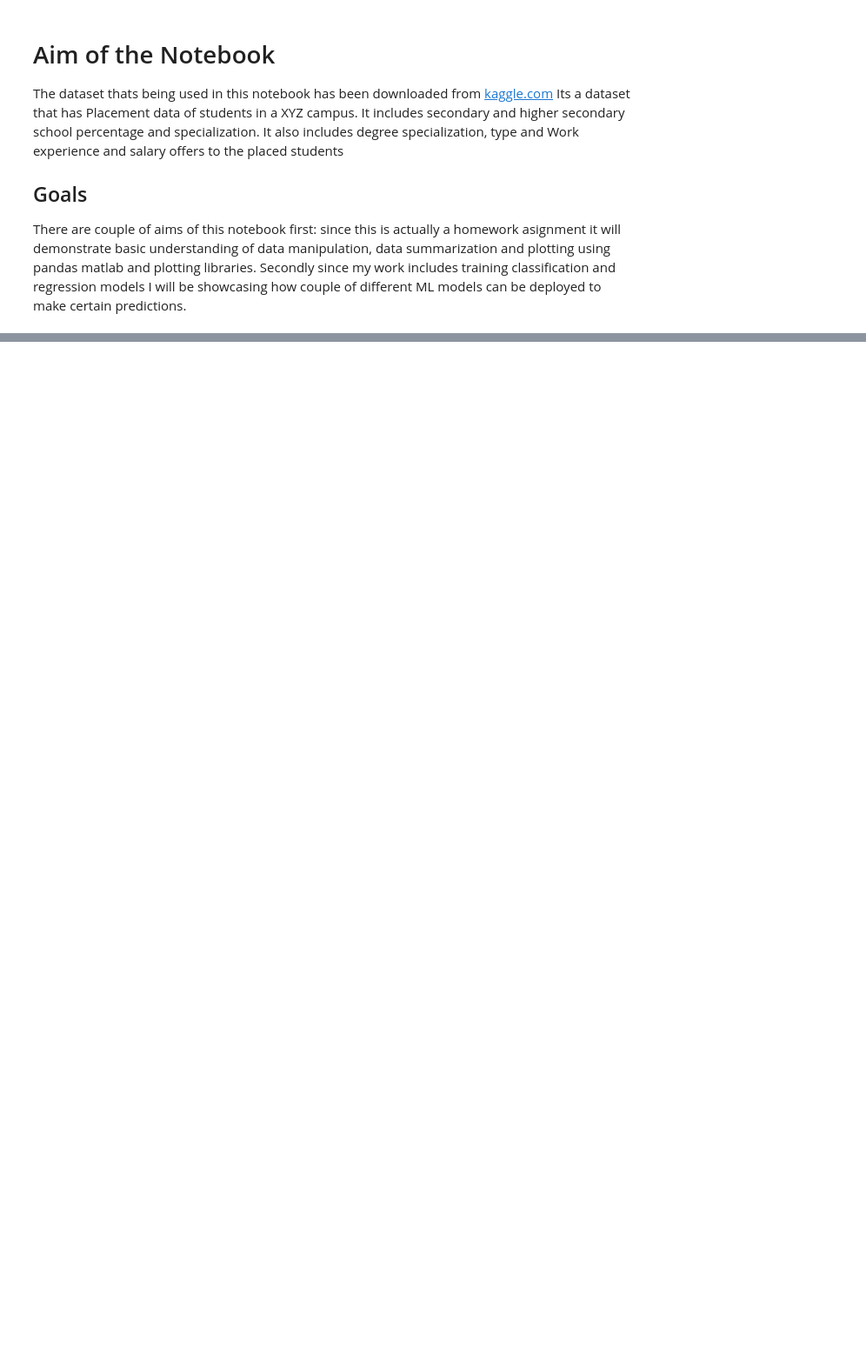
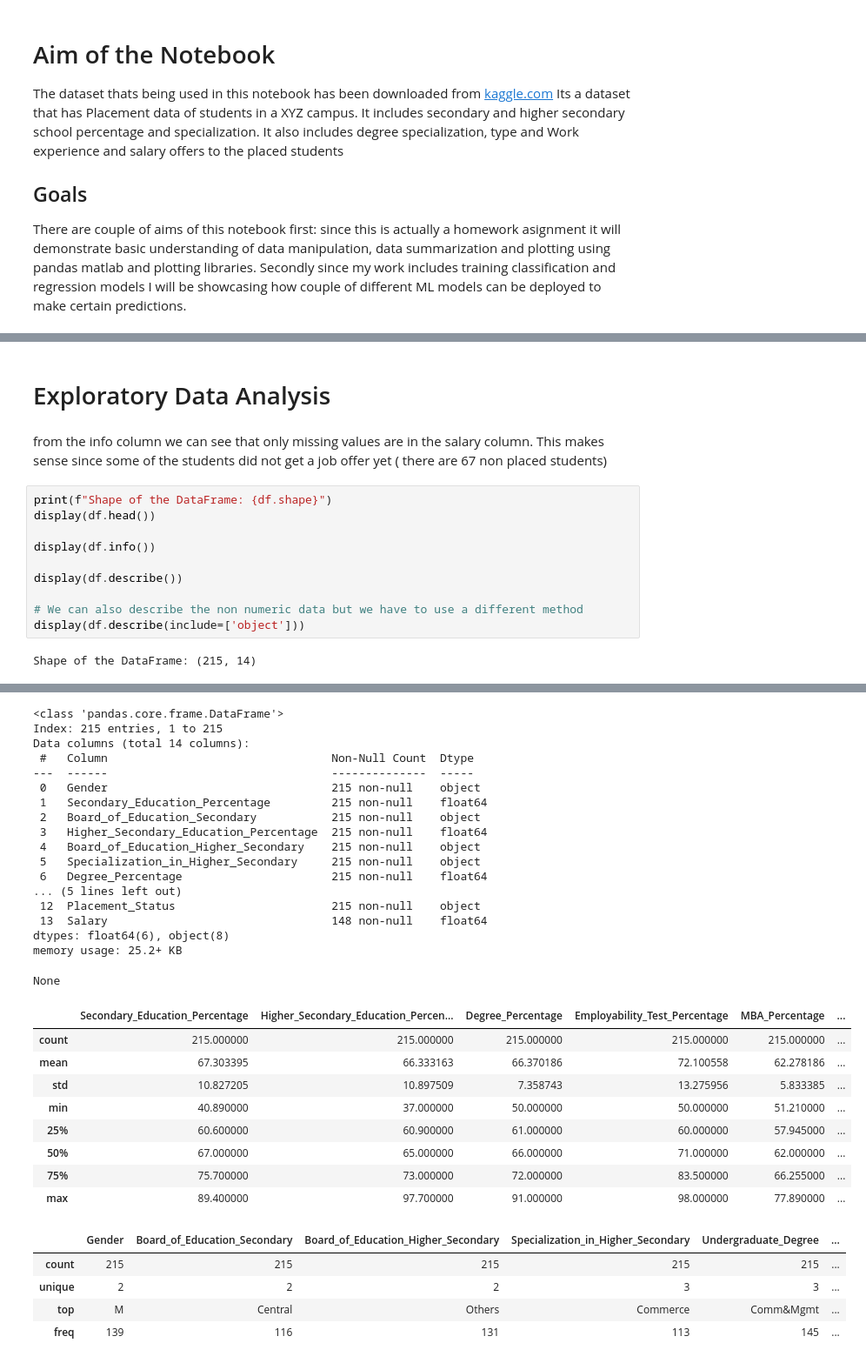
Before and after one commit to akovalp/python-cimec-alp-akova, a Jupyter notebook: analysis.ipynb, the cells around one changed output, grey strips where cells are left out. Shown at 87% size. Saved outputs shown, nothing was run; the diff lists cells and outputs as text; blank space fills up the shorter version.

```diff
--- a/analysis.ipynb
+++ b/analysis.ipynb
@@ -20,0 +32,16 @@ df.head()
+# %% [markdown]
+# Exploratory Data Analysis
+# %% [markdown]
+from the info column we can see that only missing values are in the salary column. This makes sense since some of the students did not get a job offer yet ( there are 67 non placed students)
+# %%
+print(f"Shape of the DataFrame: {df.shape}")
+display(df.head())
+
+display(df.info())
+
+display(df.describe())
+
+# We can also describe the non numeric data but we have to use a different method
+display(df.describe(include=['object']))
+# %% [output]
+Shape of the DataFrame: (215, 14)
@@ -20,0 +55,32 @@ df.head()
+<class 'pandas.core.frame.DataFrame'>
+Index: 215 entries, 1 to 215
+Data columns (total 14 columns):
+ #   Column                                 Non-Null Count  Dtype
+---  ------                                 --------------  -----
+ 0   Gender                                 215 non-null    object
+ 1   Secondary_Education_Percentage         215 non-null    float64
+ 2   Board_of_Education_Secondary           215 non-null    object
+ 3   Higher_Secondary_Education_Percentage  215 non-null    float64
+ 4   Board_of_Education_Higher_Secondary    215 non-null    object
+ 5   Specialization_in_Higher_Secondary     215 non-null    object
+ 6   Degree_Percentage                      215 non-null    float64
+... (5 lines left out)
+ 12  Placement_Status                       215 non-null    object
+ 13  Salary                                 148 non-null    float64
+dtypes: float64(6), object(8)
+memory usage: 25.2+ KB
+None
+|  | Secondary_Education_Percentage | Higher_Secondary_Education_Percen... | Degree_Percentage | Employability_Test_Percentage | MBA_Percentage | ... |
+| count | 215.000000 | 215.000000 | 215.000000 | 215.000000 | 215.000000 | ... |
+| mean | 67.303395 | 66.333163 | 66.370186 | 72.100558 | 62.278186 | ... |
+| std | 10.827205 | 10.897509 | 7.358743 | 13.275956 | 5.833385 | ... |
+| min | 40.890000 | 37.000000 | 50.000000 | 50.000000 | 51.210000 | ... |
+| 25% | 60.600000 | 60.900000 | 61.000000 | 60.000000 | 57.945000 | ... |
+| 50% | 67.000000 | 65.000000 | 66.000000 | 71.000000 | 62.000000 | ... |
+| 75% | 75.700000 | 73.000000 | 72.000000 | 83.500000 | 66.255000 | ... |
+| max | 89.400000 | 97.700000 | 91.000000 | 98.000000 | 77.890000 | ... |
+|  | Gender | Board_of_Education_Secondary | Board_of_Education_Higher_Secondary | Specialization_in_Higher_Secondary | Undergraduate_Degree | ... |
+| count | 215 | 215 | 215 | 215 | 215 | ... |
+| unique | 2 | 2 | 2 | 3 | 3 | ... |
+| top | M | Central | Others | Commerce | Comm&Mgmt | ... |
+| freq | 139 | 116 | 131 | 113 | 145 | ... |
```
Also changed, not shown: parts of 8 cells of this notebook.
